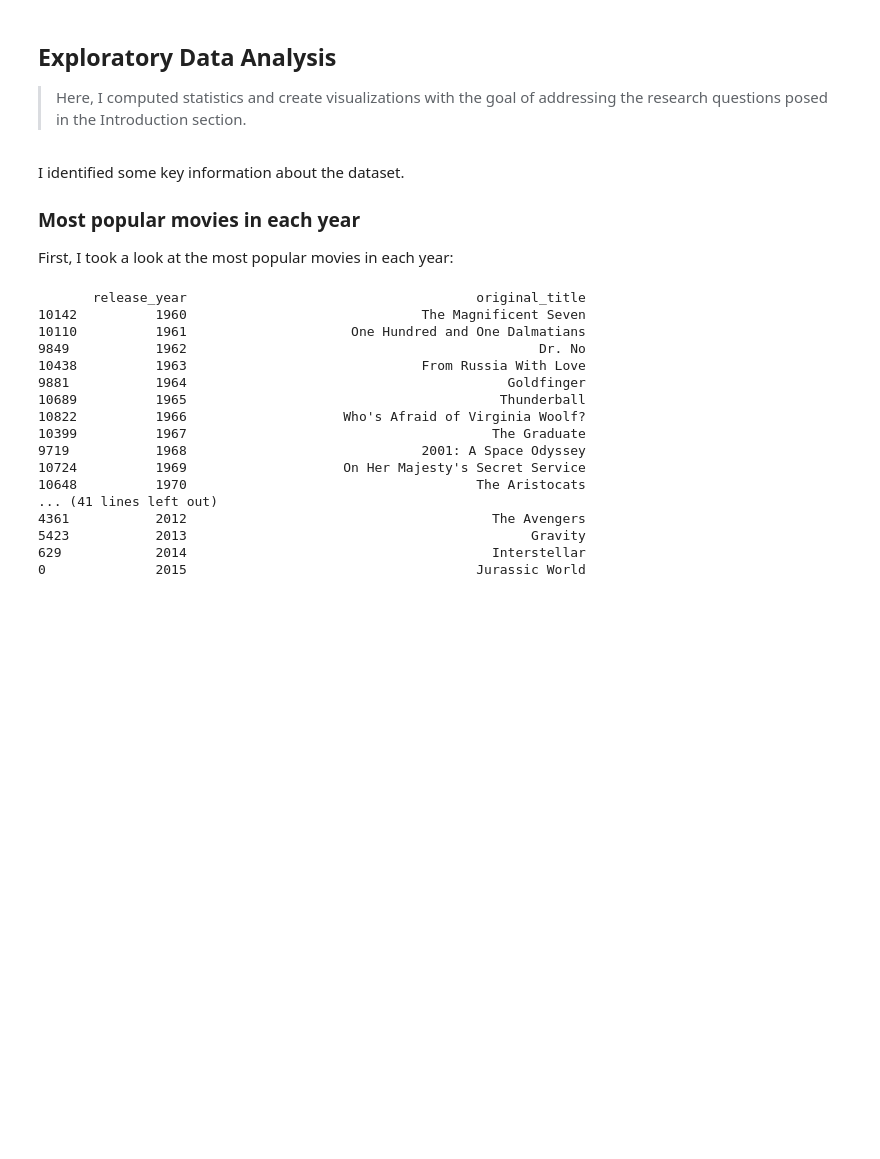
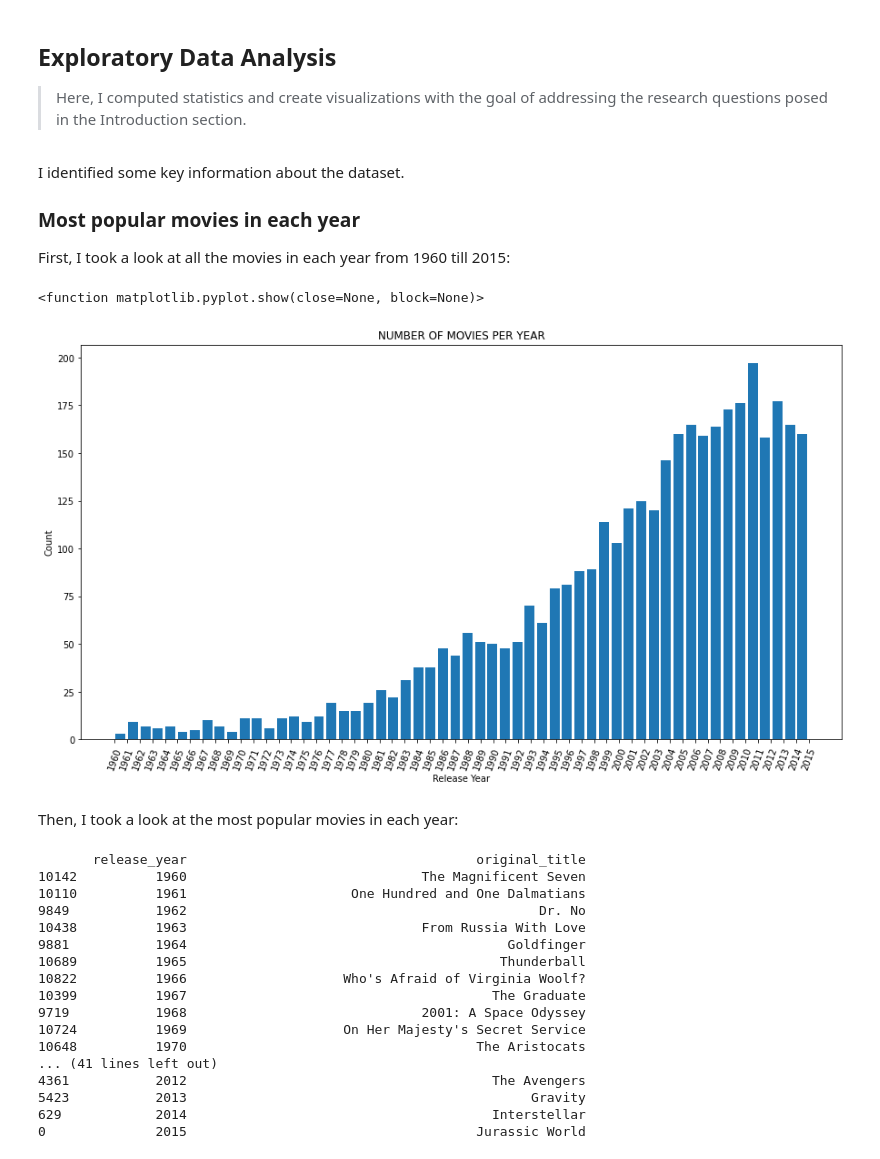
Before and after one commit to TobyTobi/ALX-projects, a Jupyter notebook: Project 1 ipynb.ipynb, the cells around one changed output. Cells and saved outputs as stored; diff of their text form; code cells hidden in the pictures; blank space fills up the shorter version.

Commit message:
Project 1 updated
This is an updated version of my first ALX project

```diff
--- a/Project 1 ipynb.ipynb
+++ b/Project 1 ipynb.ipynb
@@ -265,7 +266,25 @@ I identified some key information about the dataset.
 
 ### Most popular movies in each year
 
-First, I took a look at the most popular movies in each year:
+First, I took a look at all the movies in each year from 1960 till 2015:
+# %%
+# find the unique years to use as xticks:
+years = sorted(df['release_year'].unique())
+years
+
+# plot the histogram
+plt.figure(figsize=(15, 8))
+plt.hist(df['release_year'], bins=56, rwidth=0.8)
+plt.xticks(years, rotation = 70, color='black')
+plt.title('NUMBER OF MOVIES PER YEAR', color='black')
+plt.xlabel('Release Year', color='black')
+plt.ylabel('Count', color='black')
+plt.show
+# %% [output]
+<function matplotlib.pyplot.show(close=None, block=None)>
+[figure, added]
+# %% [markdown]
+Then, I took a look at the most popular movies in each year:
 # %%
 # group by release_year and find the movie with the highest popularity in each year:
 high_rate = df.loc[df.groupby(['release_year'])['popularity'].idxmax()]
```
Also changed, not shown: parts of 8 cells of this notebook.
